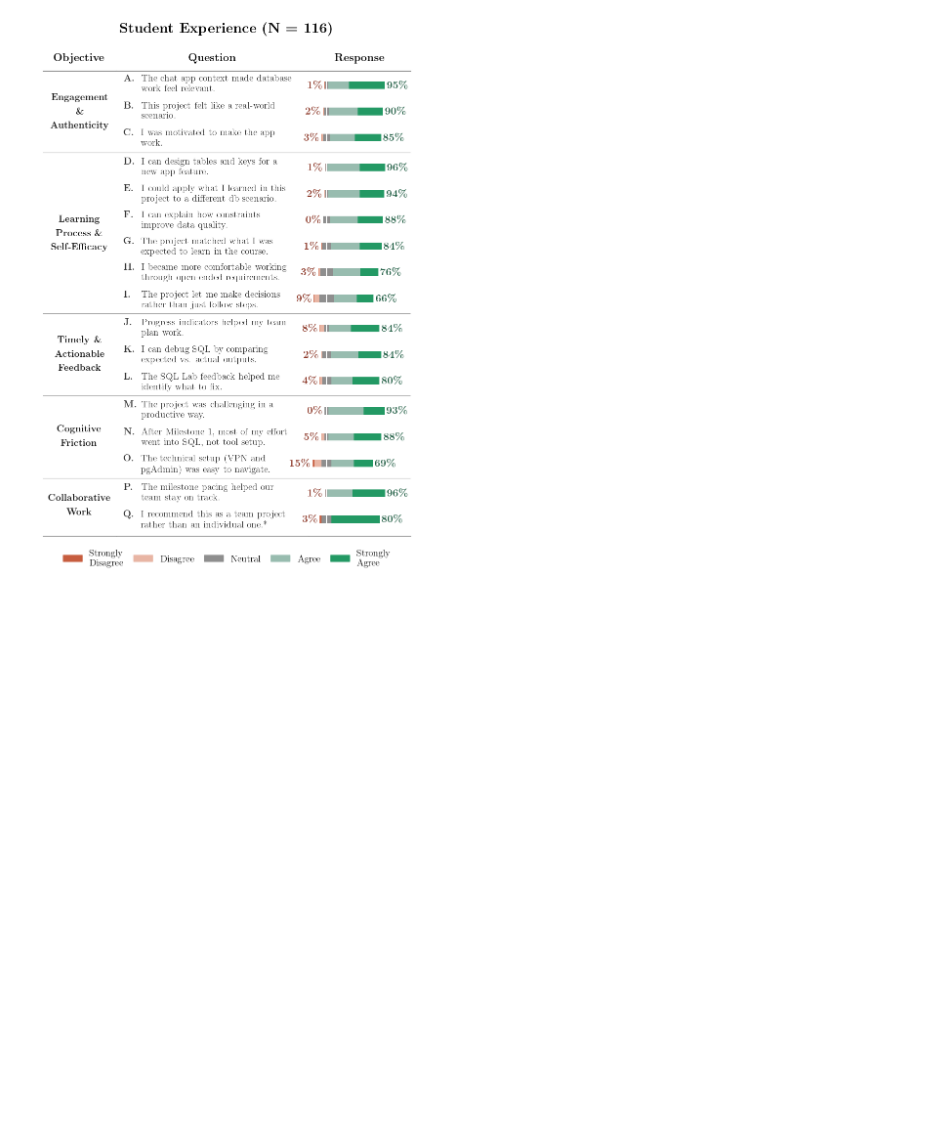
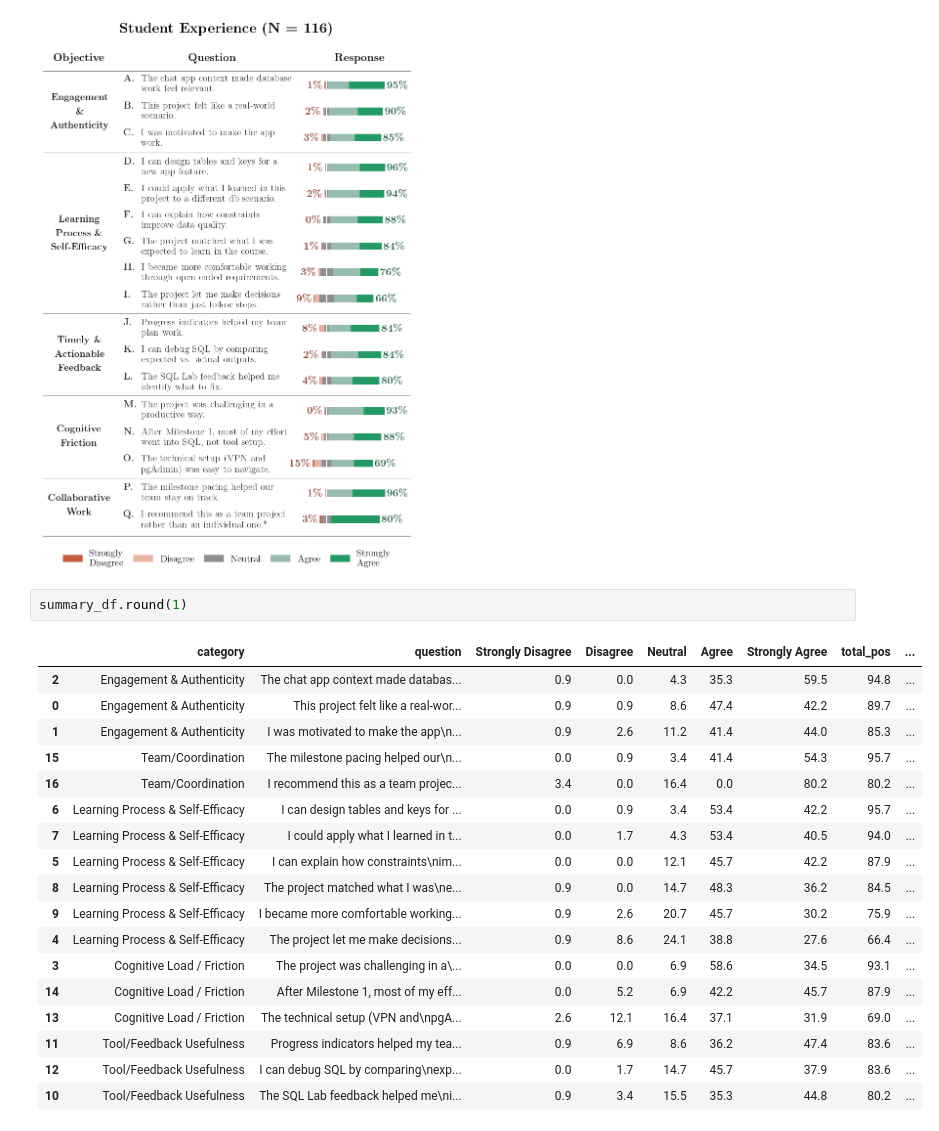
Before and after one commit to bcsaldias/sigcse-ai-2027, a Jupyter notebook: likert/v2_Info330_ExploratoryDataAnalysis.ipynb, the cells around one changed output. Cells and saved outputs as stored; diff of their text form; blank space fills up the shorter version.

```diff
--- a/likert/v2_Info330_ExploratoryDataAnalysis.ipynb
+++ b/likert/v2_Info330_ExploratoryDataAnalysis.ipynb
@@ -375,3 +375,24 @@ fig.tight_layout(rect=[0, 0.01, 1, 0.99])
 plt.show()
 # %% [output]
 [figure]
+# %%
+summary_df.round(1)
+# %% [output]
+|  | category | question | Strongly Disagree | Disagree | Neutral | Agree | Strongly Agree | total_pos | ... |
+| 2 | Engagement & Authenticity | The chat app context made databas... | 0.9 | 0.0 | 4.3 | 35.3 | 59.5 | 94.8 | ... |
+| 0 | Engagement & Authenticity | This project felt like a real‑wor... | 0.9 | 0.9 | 8.6 | 47.4 | 42.2 | 89.7 | ... |
+| 1 | Engagement & Authenticity | I was motivated to make the app\n... | 0.9 | 2.6 | 11.2 | 41.4 | 44.0 | 85.3 | ... |
+| 15 | Team/Coordination | The milestone pacing helped our\n... | 0.0 | 0.9 | 3.4 | 41.4 | 54.3 | 95.7 | ... |
+| 16 | Team/Coordination | I recommend this as a team projec... | 3.4 | 0.0 | 16.4 | 0.0 | 80.2 | 80.2 | ... |
+| 6 | Learning Process & Self‑Efficacy | I can design tables and keys for ... | 0.0 | 0.9 | 3.4 | 53.4 | 42.2 | 95.7 | ... |
+| 7 | Learning Process & Self‑Efficacy | I could apply what I learned in t... | 0.0 | 1.7 | 4.3 | 53.4 | 40.5 | 94.0 | ... |
+| 5 | Learning Process & Self‑Efficacy | I can explain how constraints\nim... | 0.0 | 0.0 | 12.1 | 45.7 | 42.2 | 87.9 | ... |
+| 8 | Learning Process & Self‑Efficacy | The project matched what I was\ne... | 0.9 | 0.0 | 14.7 | 48.3 | 36.2 | 84.5 | ... |
+| 9 | Learning Process & Self‑Efficacy | I became more comfortable working... | 0.9 | 2.6 | 20.7 | 45.7 | 30.2 | 75.9 | ... |
+| 4 | Learning Process & Self‑Efficacy | The project let me make decisions... | 0.9 | 8.6 | 24.1 | 38.8 | 27.6 | 66.4 | ... |
+| 3 | Cognitive Load / Friction | The project was challenging in a\... | 0.0 | 0.0 | 6.9 | 58.6 | 34.5 | 93.1 | ... |
+| 14 | Cognitive Load / Friction | After Milestone 1, most of my eff... | 0.0 | 5.2 | 6.9 | 42.2 | 45.7 | 87.9 | ... |
+| 13 | Cognitive Load / Friction | The technical setup (VPN and\npgA... | 2.6 | 12.1 | 16.4 | 37.1 | 31.9 | 69.0 | ... |
+| 11 | Tool/Feedback Usefulness | Progress indicators helped my tea... | 0.9 | 6.9 | 8.6 | 36.2 | 47.4 | 83.6 | ... |
+| 12 | Tool/Feedback Usefulness | I can debug SQL by comparing\nexp... | 0.0 | 1.7 | 14.7 | 45.7 | 37.9 | 83.6 | ... |
+| 10 | Tool/Feedback Usefulness | The SQL Lab feedback helped me\ni... | 0.9 | 3.4 | 15.5 | 35.3 | 44.8 | 80.2 | ... |
```
Also changed, not shown: 1 other file.
